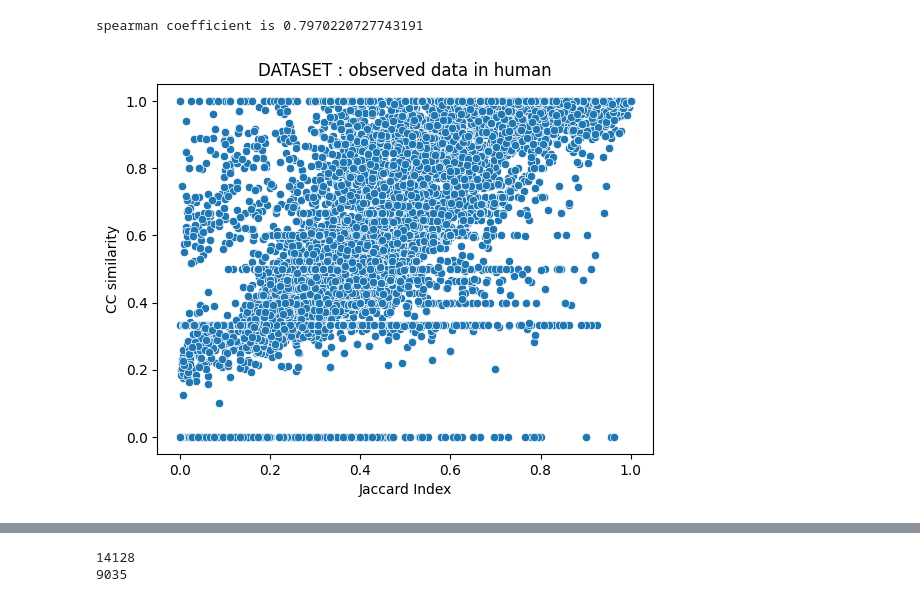
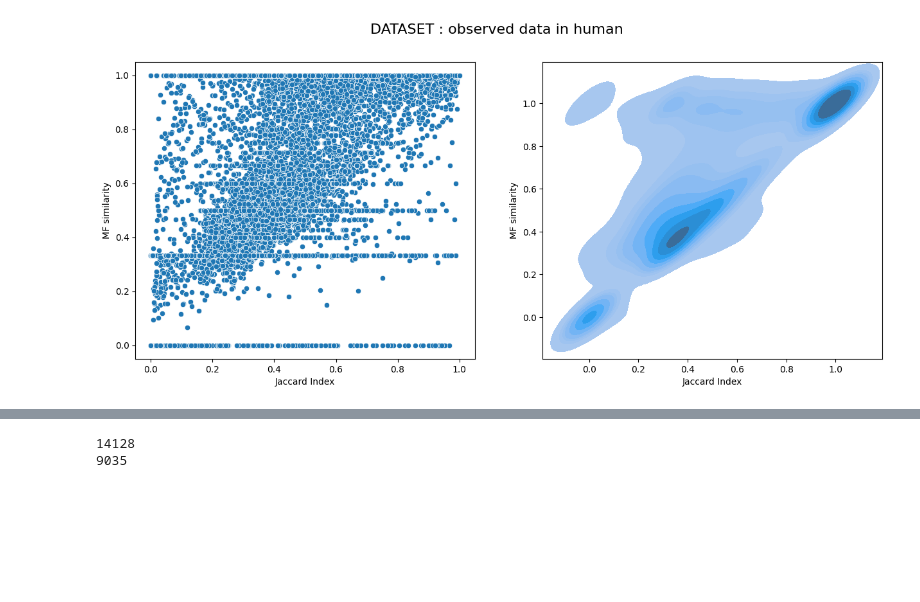
Before and after one commit to pierregerenton/intrinsicgenediversity, a Jupyter notebook: src/correlation_matrix_igd.ipynb, the cells around one changed output, grey strips where cells are left out. Drawn from its saved outputs; the diff is of its cells as text; code cells hidden in the pictures; blank space fills up the shorter version.

Commit message:
update correlation_matrix notebook (used to make graph)

```diff
--- a/src/correlation_matrix_igd.ipynb
+++ b/src/correlation_matrix_igd.ipynb
@@ -39,28 +55,38 @@ def makeplot(species, typ, which, corr, trend, x, y):
         raise ValueError("uncorrect which")
 
 
-    print(corr + " coefficient is", data[x].corr(data[y], corr))
+    fig , ax  = plt.subplots(1,2,figsize=(15, 6))
+    fig.suptitle("DATASET : " + typ + " data in " + species, fontsize=16)
     plot = sns.scatterplot(
         data = data,
         x = x,
-        y = y
+        y = y,
+        ax=ax[0]
+    #    fill=True
     )
+    ax[0].set(xlabel=x, ylabel=y)
+    plot = sns.kdeplot(
+        data = data,
+        x = x,
+        y = y,
+        ax=ax[1],
+        fill=True)
+    ax[1].set(xlabel=x, ylabel=y)
+
     if trend == "median":
         med = data.drop(["With empty transcript"], axis = 1).groupby(x).median()
-        plt.scatter(x=med.index, y=med[y],color="red",s=5)
+        ax[0].scatter(x=med.index, y=med[y],color="red",s=5)
     elif trend == "mean":
         med = data.drop(["With empty transcript"], axis = 1).groupby(x).mean()
-        plt.scatter(x=med.index, y=med[y],color="red",s=5)
+        ax[0].scatter(x=med.index, y=med[y],color="red",s=5)
     elif trend == 'nogo':
         med = data[data["With empty transcript"]]
-        plt.scatter(x=med[x], y=med[y],color='red',s=5)
+        ax[0].scatter(x=med[x], y=med[y],color='red',s=5)
     elif trend == "none":
         pass
     else:
         raise ValueError("trend should be 'none', 'median' or 'mean' or 'nogo")
-    plot.set_title("DATASET : " + typ + " data in " + species)
 # %%
-makeplot("human", "observed", "multi", "spearman", 'none', "Jaccard Index", "CC similarity")
+makeplot("human", "observed", "multi", "spearman", 'none',"Jaccard Index", "MF similarity")
 # %% [output]
-spearman coefficient is 0.7970220727743191
-[figure, old version]
+[figure, new version]
```
Also changed, not shown: parts of 4 cells of this notebook.
